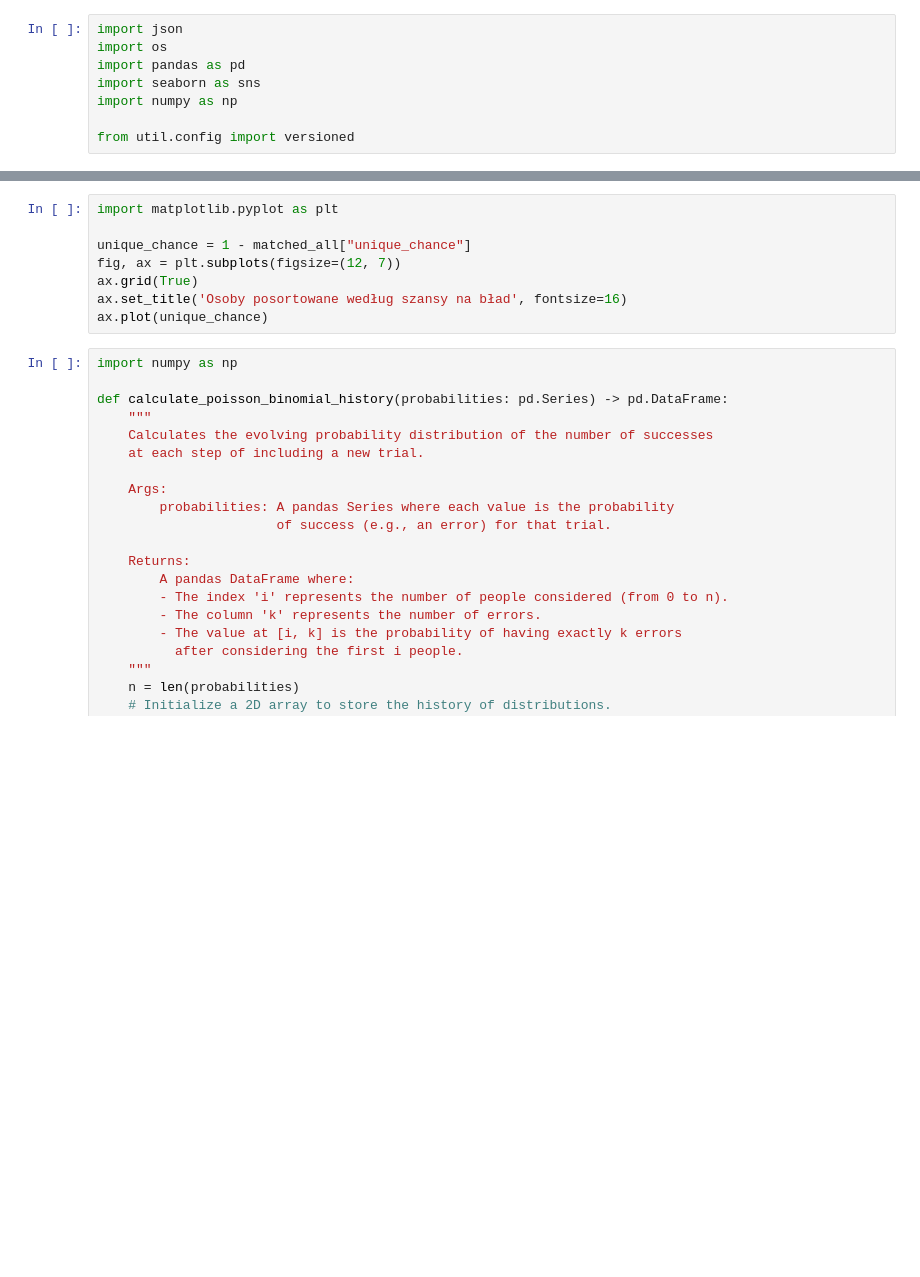
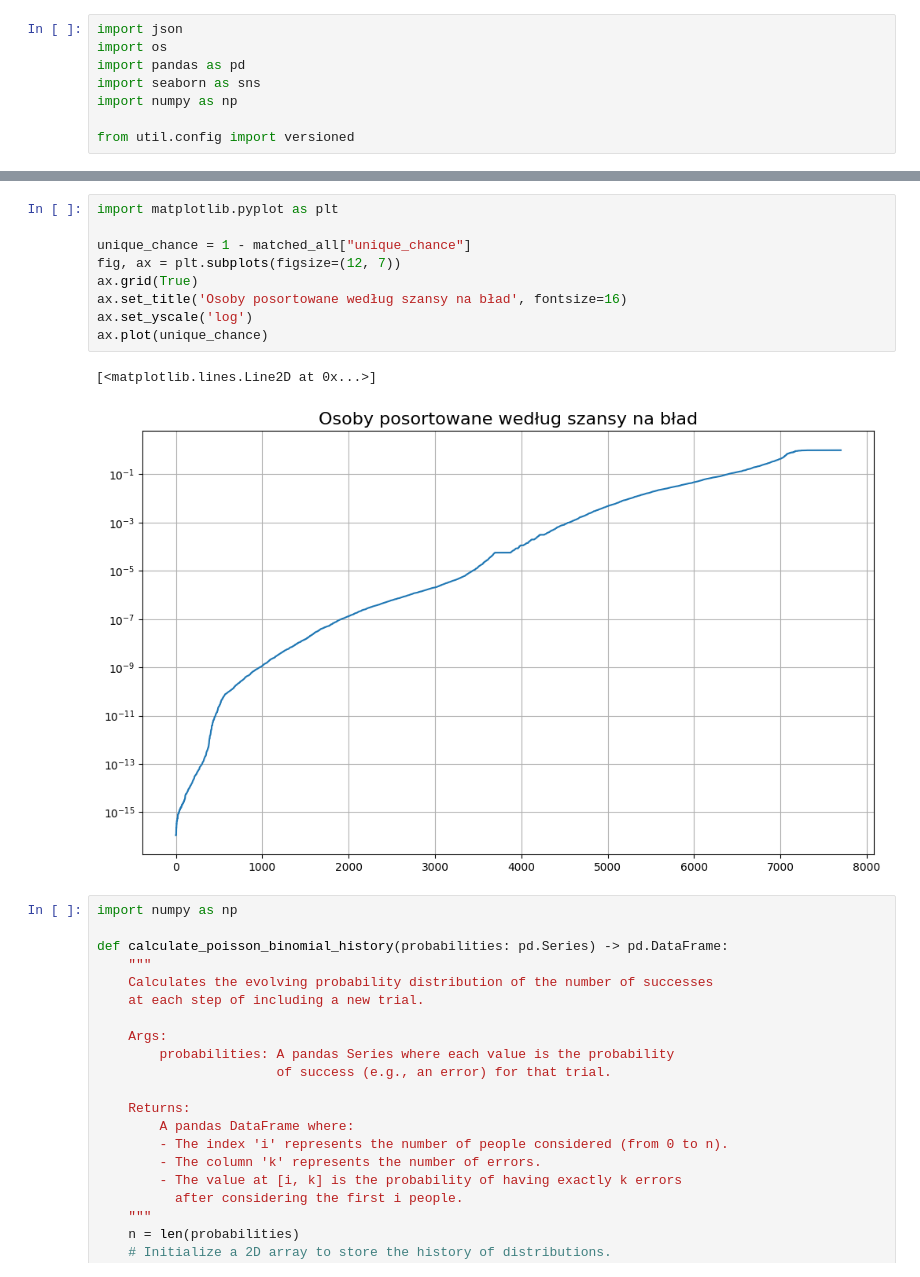
Before and after one commit to SzymonPajzert/koryta, a Jupyter notebook: data/scrapers/src/analysis/notebooks/Stats.ipynb, the cells around one changed output, grey strips where cells are left out. Cells and saved outputs as stored; diff of their text form; blank space fills up the shorter version.

```diff
--- a/data/scrapers/src/analysis/notebooks/Stats.ipynb
+++ b/data/scrapers/src/analysis/notebooks/Stats.ipynb
@@ -76,11 +132,15 @@ company_counts
 # %%
 import matplotlib.pyplot as plt
 
 unique_chance = 1 - matched_all["unique_chance"]
 fig, ax = plt.subplots(figsize=(12, 7))
 ax.grid(True)
 ax.set_title('Osoby posortowane według szansy na bład', fontsize=16)
+ax.set_yscale('log')
 ax.plot(unique_chance)
+# %% [output]
+[<matplotlib.lines.Line2D at 0x...>]
+[figure, added]
 # %%
 import numpy as np
 
```
Also changed, not shown: parts of 9 cells of this notebook, 1 other file.
